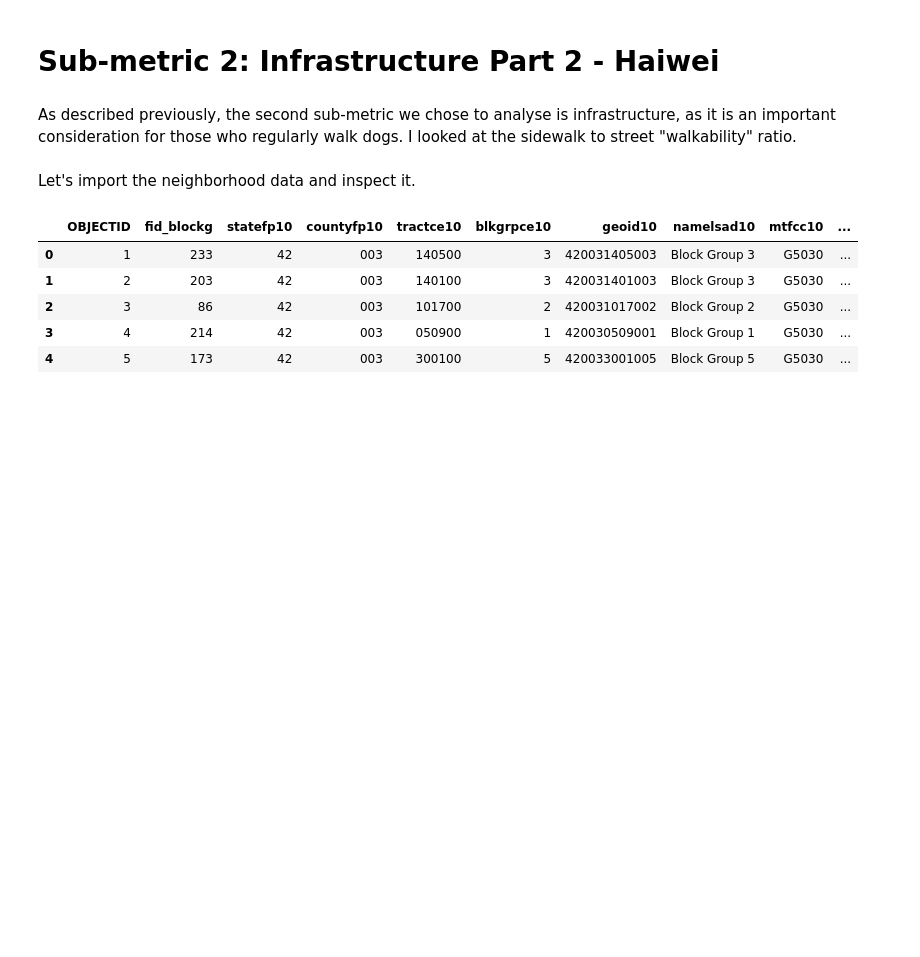
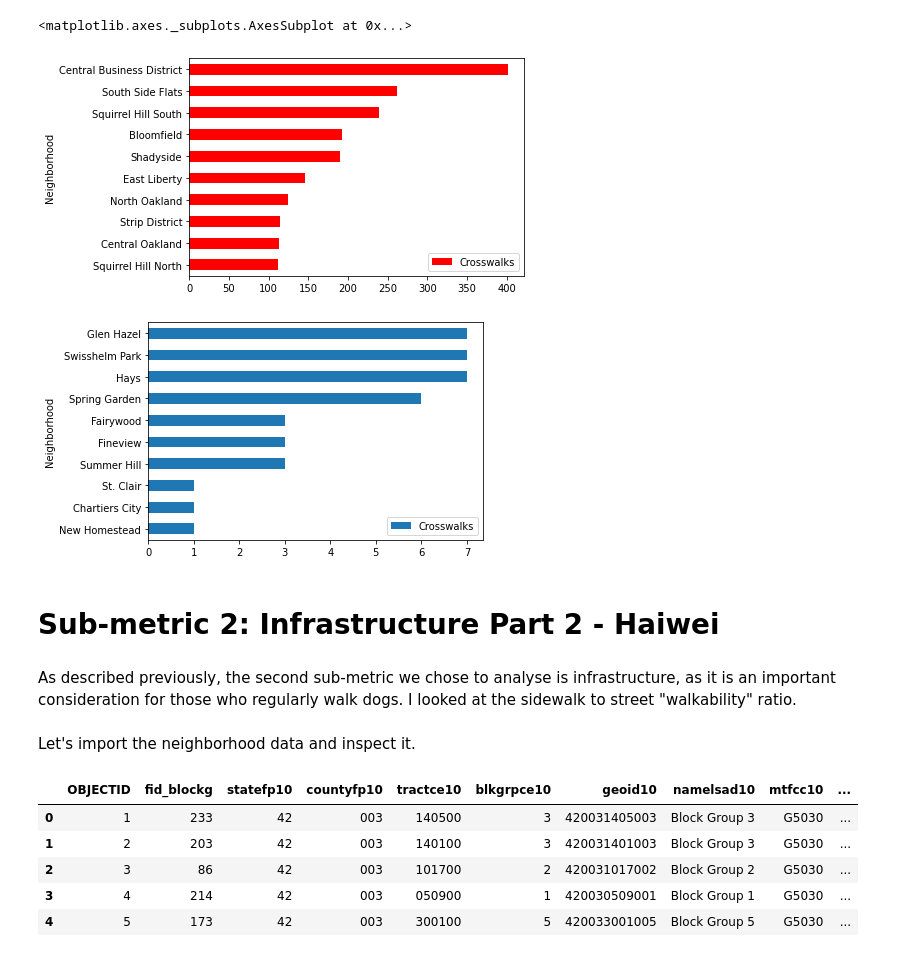
Before and after one commit to xney/0010Final, a Jupyter notebook: final_notebook.ipynb, the cells around one changed output. Cells and saved outputs as stored; diff of their text form; code cells hidden in the pictures; blank space fills up the shorter version.

```diff
--- a/final_notebook.ipynb
+++ b/final_notebook.ipynb
@@ -0,0 +105,12 @@
+# %%
+#lets create a dictionary storing the number of crosswalks each neighborhood has
+crosswalk_frequency = dict()
+
+for index, row in infrastructure1.iterrows():
+        itemName = row['neighborhood']
+        if itemName in crosswalk_frequency:
+            crosswalk_frequency[itemName] = crosswalk_frequency[itemName] + 1
+        else:
+            crosswalk_frequency[itemName] = 1
+
+print(crosswalk_frequency)
@@ -0,0 +119,21 @@
+# %%
+#make the dict into a series, then into a dataframe
+neighborhood_crosswalk_frequency = pd.Series(crosswalk_frequency).to_frame()
+
+#to name the columns we need to reset the index
+neighborhood_crosswalk_frequency = neighborhood_crosswalk_frequency.reset_index()
+
+#now name the columns
+neighborhood_crosswalk_frequency.columns = ['Neighborhood','Crosswalks']
+
+#sort the rows by crime average, low to high
+neighborhood_crosswalk_frequency = neighborhood_crosswalk_frequency.sort_values('Crosswalks')
+
+#remove any NaN values
+neighborhood_crosswalk_frequency = neighborhood_crosswalk_frequency.dropna()
+
+#reorder the index from 0-97
+neighborhood_crosswalk_frequency = neighborhood_crosswalk_frequency.reset_index(drop = True)
+
+
+print(neighborhood_crosswalk_frequency)
@@ -1,3 +155,13 @@
+# %%
+#create two bar graphs, one for best neighborhoods
+neighborhood_crosswalk_frequency.tail(10).plot.barh(x='Neighborhood', color='red')
+
+#one for worst neighborhoods
+neighborhood_crosswalk_frequency.head(10).plot.barh(x='Neighborhood')
+# %% [output]
+<matplotlib.axes._subplots.AxesSubplot at 0x...>
+[figure, added]
+[figure, added]
 # %% [markdown]
 # Sub-metric 2: Infrastructure Part 2 - Haiwei
 # %% [markdown]
```
Also changed, not shown: parts of 9 cells of this notebook.
